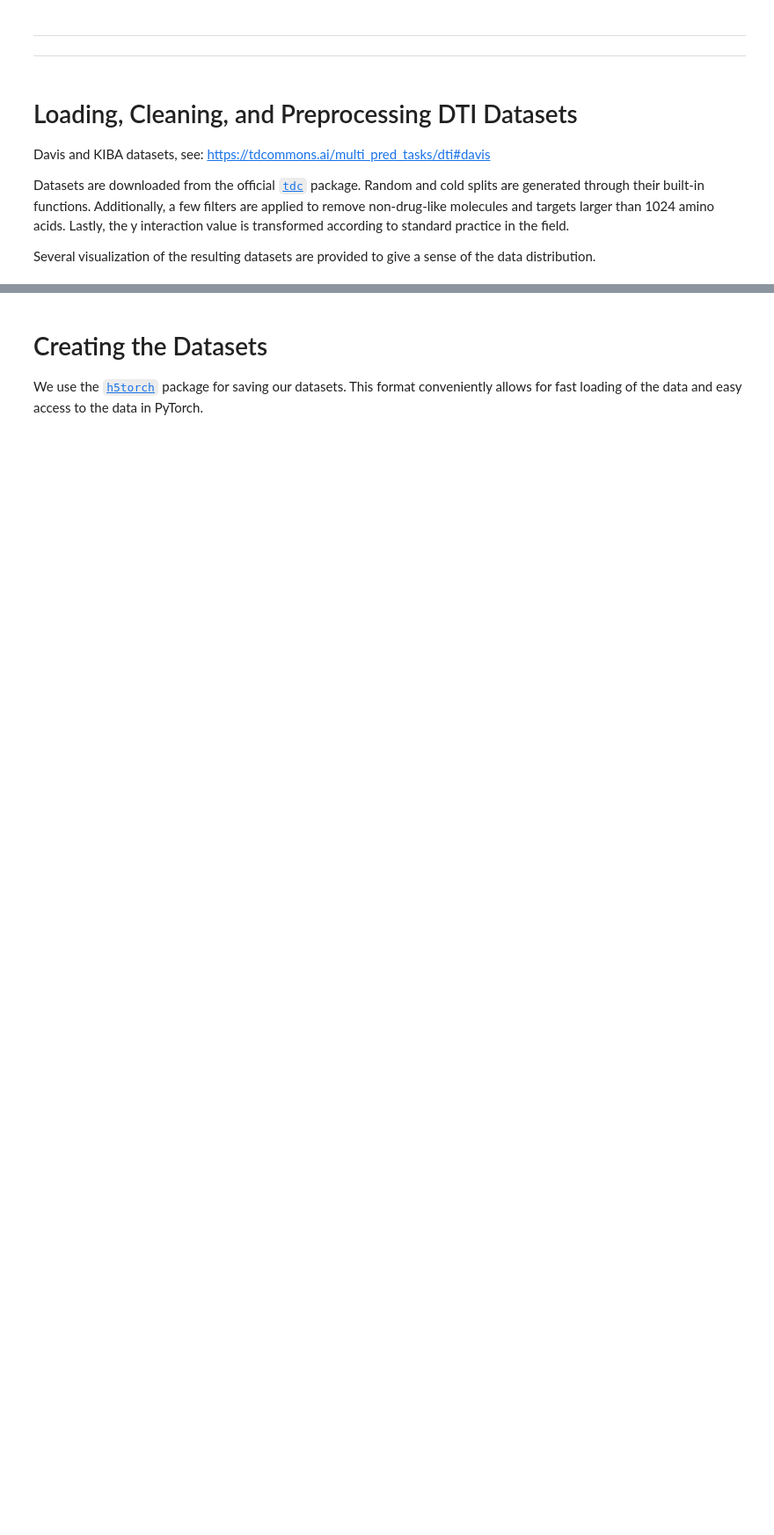
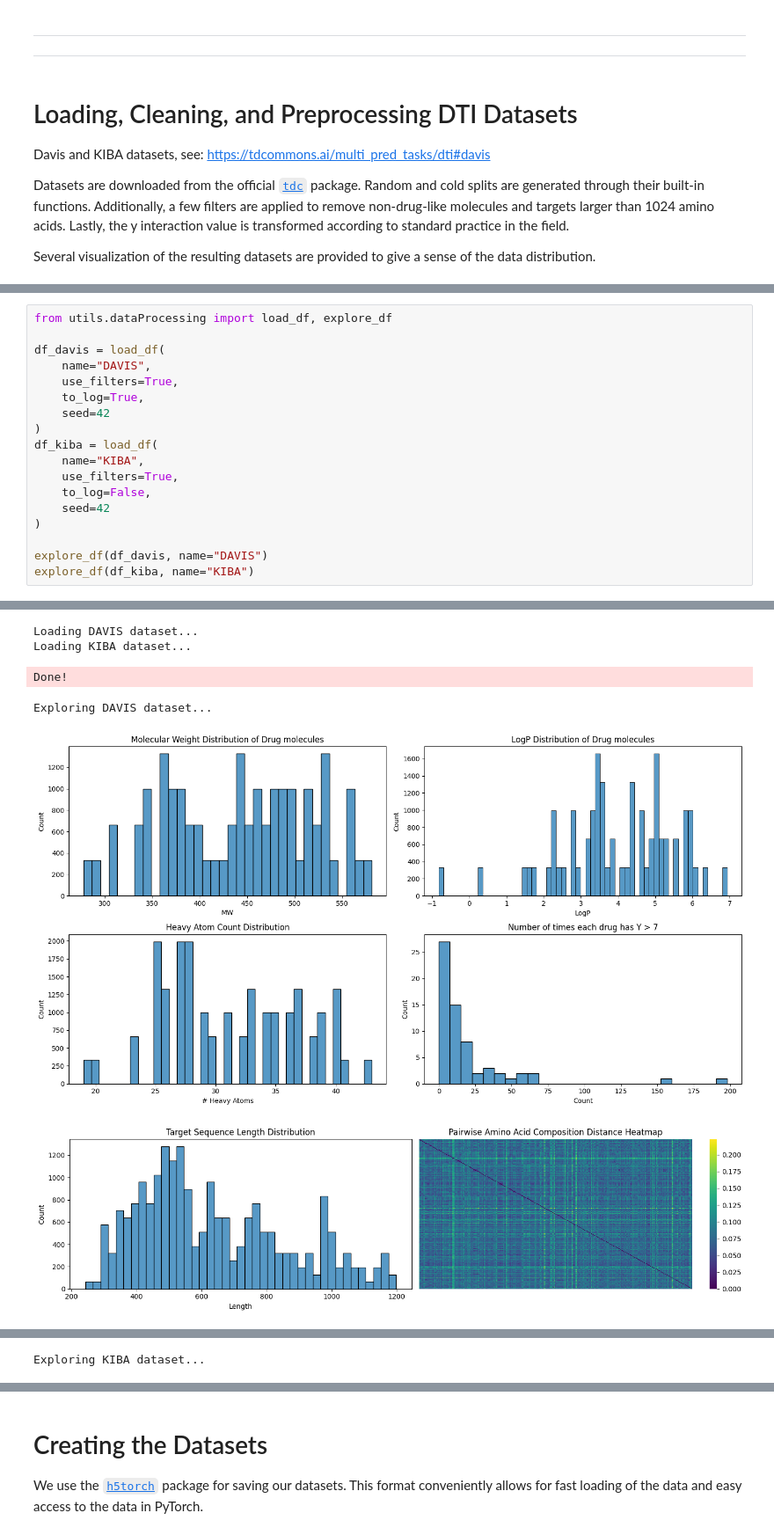
Before and after one commit to robsyc/MB-VAE-DTI, a Jupyter notebook: notebooks/data.ipynb, the cells around one changed output, grey strips where cells are left out. Shown at 88% size. Drawn from its saved outputs; the diff is of its cells as text; blank space fills up the shorter version.

```diff
--- a/notebooks/data.ipynb
+++ b/notebooks/data.ipynb
@@ -193,0 +21,19 @@ Binding affinity: KIBA
+# %%
+from utils.dataProcessing import load_df, explore_df
+
+df_davis = load_df(
+    name="DAVIS",
+    use_filters=True,
+    to_log=True,
+    seed=42
+)
+df_kiba = load_df(
+    name="KIBA",
+    use_filters=True,
+    to_log=False,
+    seed=42
+)
+
+explore_df(df_davis, name="DAVIS")
+explore_df(df_kiba, name="KIBA")
+# %% [output]
@@ -193,0 +46,6 @@ Binding affinity: KIBA
+Loading DAVIS dataset...
+Loading KIBA dataset...
+Done!
+Exploring DAVIS dataset...
+[figure, added]
+[figure, added]
@@ -193,0 +53 @@ Binding affinity: KIBA
+Exploring KIBA dataset...
```
Also changed, not shown: parts of 12 cells of this notebook, 10 other files.
